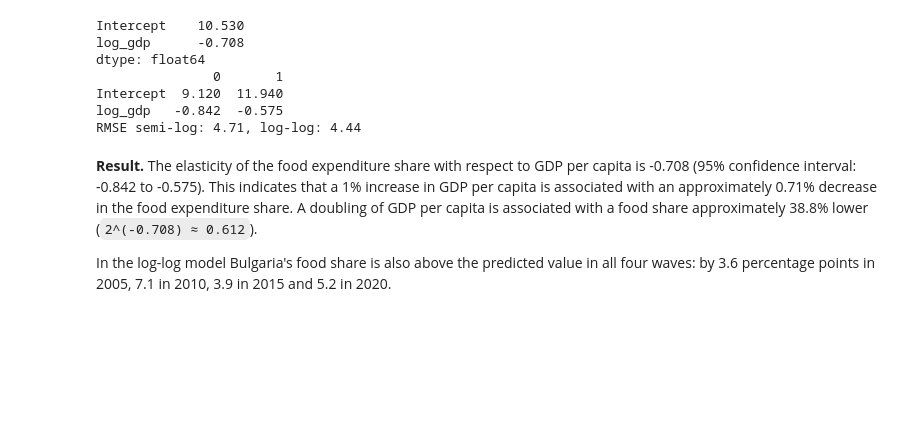
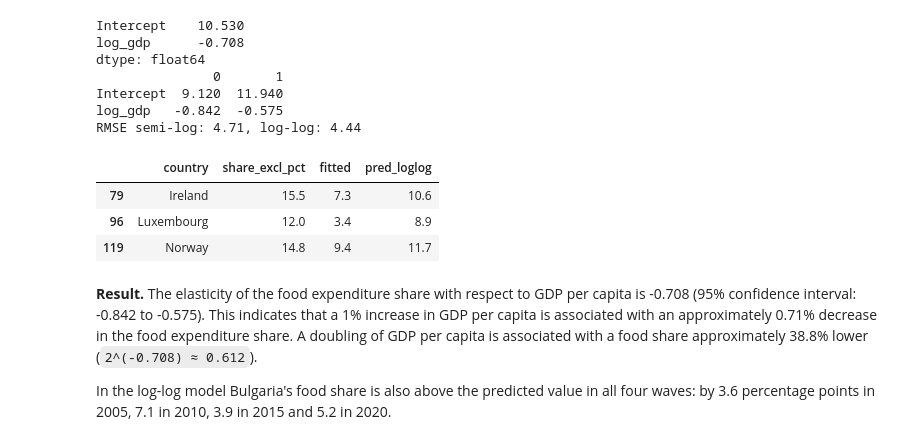
Before and after one commit to qnaatanasova86-tech/household-budgets-bg-vs-eu, a Jupyter notebook: notebooks/household_budgets_analysis.ipynb, the cells around one changed output. Saved outputs shown, nothing was run; the diff lists cells and outputs as text; code cells hidden in the pictures; blank space fills up the shorter version.

Commit message:
Organize imports and add high-income country chek for log-log model

```diff
--- a/notebooks/household_budgets_analysis.ipynb
+++ b/notebooks/household_budgets_analysis.ipynb
@@ -1034,6 +1030,16 @@ dtype: float64
 Intercept  9.120  11.940
 log_gdp   -0.842  -0.575
 RMSE semi-log: 4.71, log-log: 4.44
+# %%
+food_reg["pred_loglog"] = pred2
+food_reg[food_reg["country"].isin(["Luxembourg", "Ireland", "Norway"]) & (food_reg["year"] == 2020)][
+    ["country", "share_excl_pct", "fitted", "pred_loglog"]
+].round(1)
+# %% [output]
+|  | country | share_excl_pct | fitted | pred_loglog |
+| 79 | Ireland | 15.5 | 7.3 | 10.6 |
+| 96 | Luxembourg | 12.0 | 3.4 | 8.9 |
+| 119 | Norway | 14.8 | 9.4 | 11.7 |
 # %% [markdown]
 **Result.** The elasticity of the food expenditure share with respect to GDP per capita is -0.708 (95% confidence interval: -0.842 to -0.575). This indicates that a 1% increase in GDP per capita is associated with an approximately 0.71% decrease in the food expenditure share. A doubling of GDP per capita is associated with a food share approximately 38.8% lower (`2^(-0.708) ≈ 0.612`).
 
```
Also changed, not shown: parts of 5 cells of this notebook.
